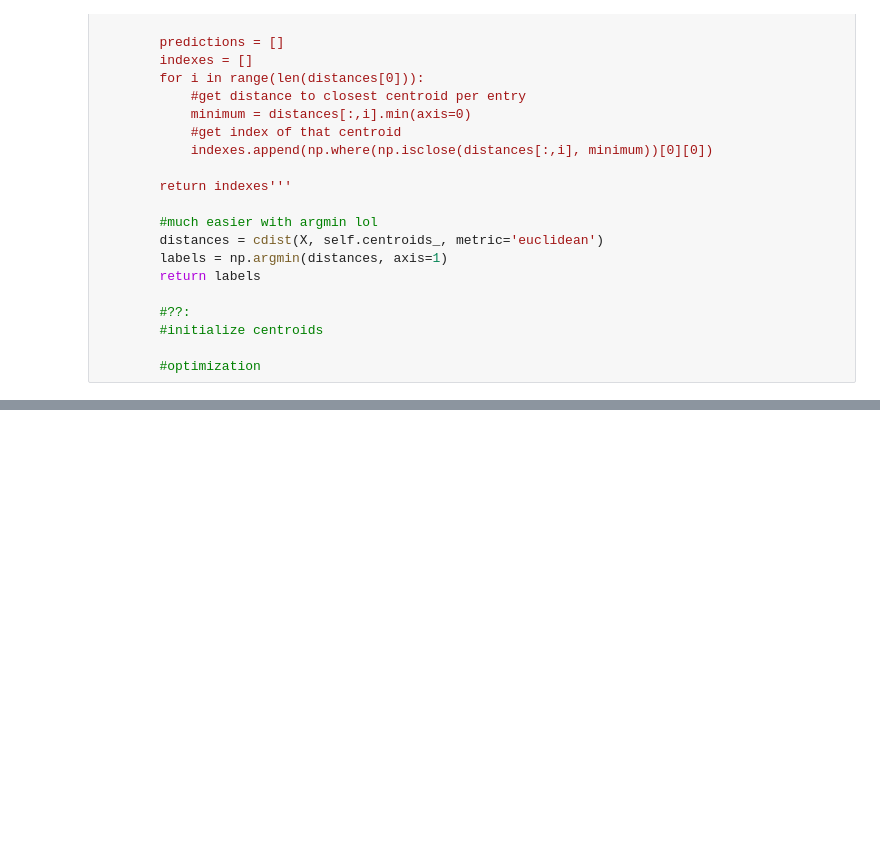
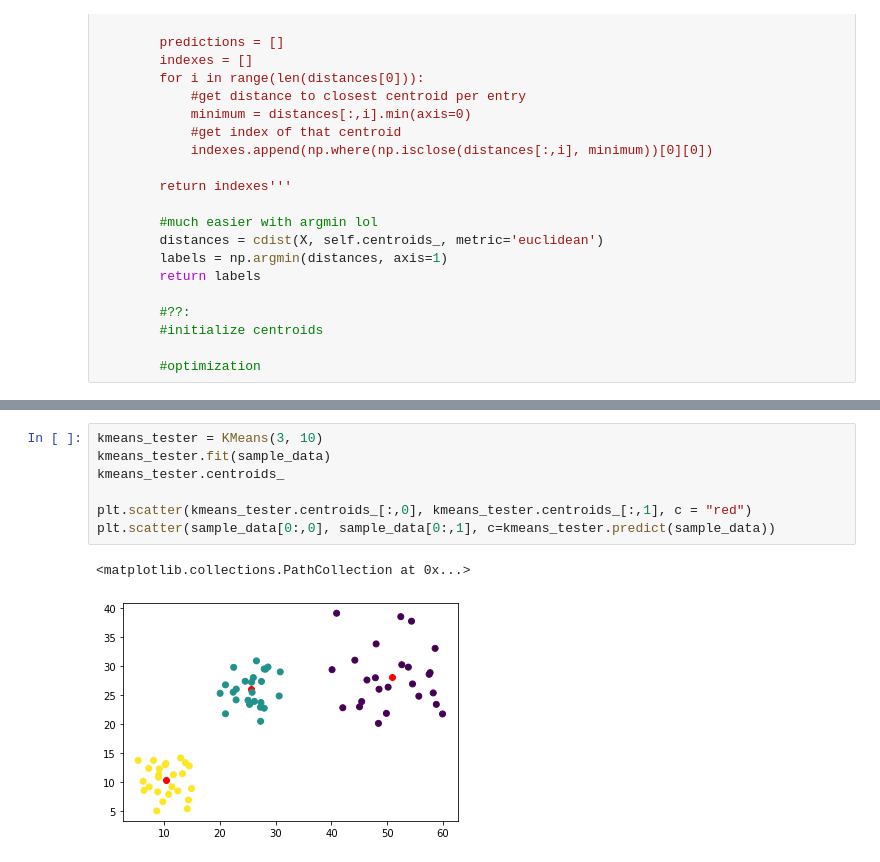
Before and after one commit to challenge-healthcare/ml-from-scratch, a Jupyter notebook: kMeans.ipynb, the cells around one changed output, grey strips where cells are left out. Drawn from its saved outputs; the diff is of its cells as text; blank space fills up the shorter version.

```diff
--- a/kMeans.ipynb
+++ b/kMeans.ipynb
@@ -135,0 +165,10 @@ class KMeans(object):
+# %%
+kmeans_tester = KMeans(3, 10)
+kmeans_tester.fit(sample_data)
+kmeans_tester.centroids_
+
+plt.scatter(kmeans_tester.centroids_[:,0], kmeans_tester.centroids_[:,1], c = "red")
+plt.scatter(sample_data[0:,0], sample_data[0:,1], c=kmeans_tester.predict(sample_data))
+# %% [output]
+<matplotlib.collections.PathCollection at 0x...>
+[figure, added]
```
Also changed, not shown: parts of 2 cells of this notebook.
